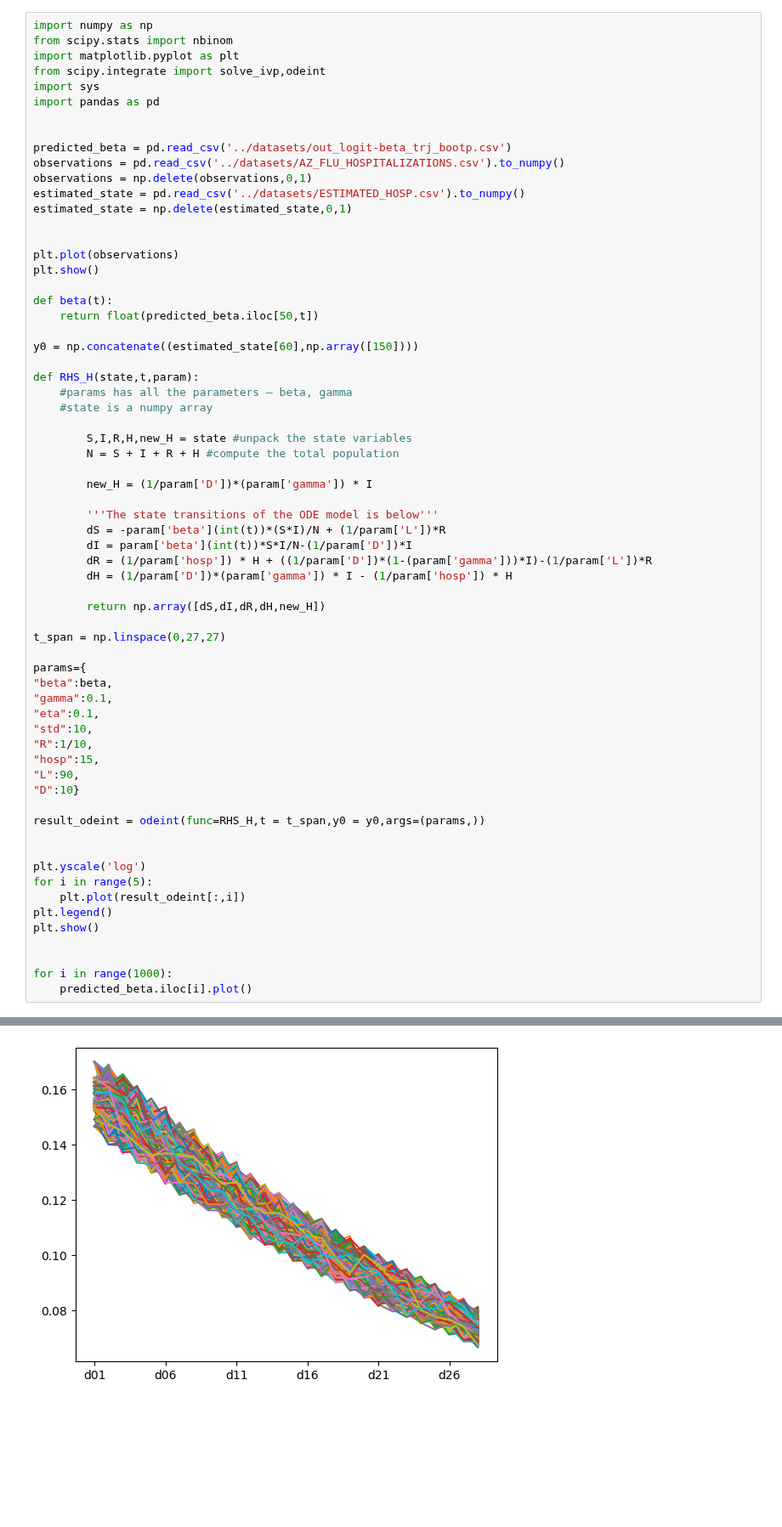
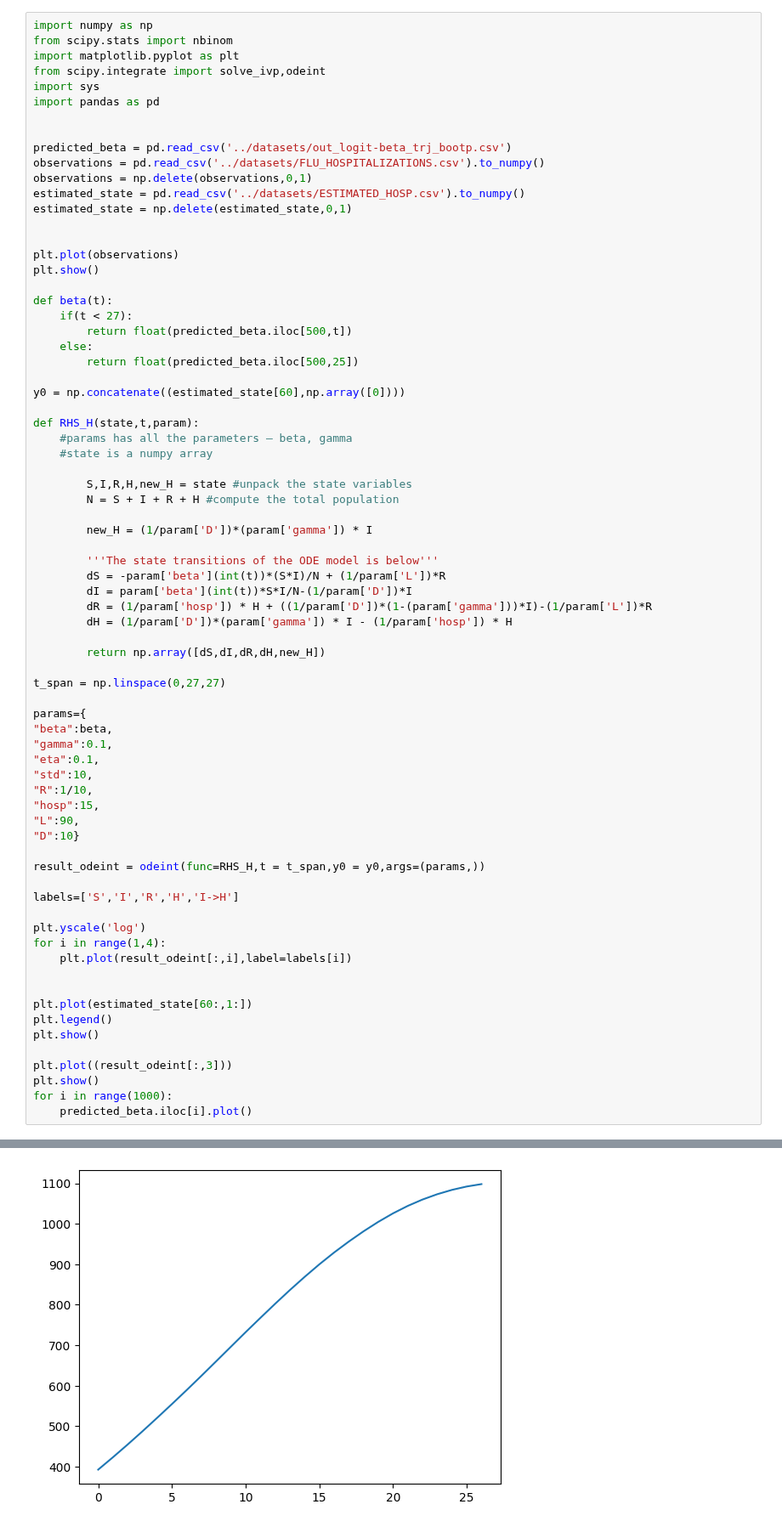
Before and after one commit to atiumcache/PF_forecast, a Jupyter notebook: juptyer notebooks/odeint_test.ipynb, the cells around one changed output, grey strips where cells are left out. Shown at 85% size. Drawn from its saved outputs; the diff is of its cells as text; blank space fills up the shorter version.

```diff
--- a/juptyer notebooks/odeint_test.ipynb
+++ b/juptyer notebooks/odeint_test.ipynb
@@ -8,7 +8,7 @@ import pandas as pd
 
 
 predicted_beta = pd.read_csv('../datasets/out_logit-beta_trj_bootp.csv')
-observations = pd.read_csv('../datasets/AZ_FLU_HOSPITALIZATIONS.csv').to_numpy()
+observations = pd.read_csv('../datasets/FLU_HOSPITALIZATIONS.csv').to_numpy()
 observations = np.delete(observations,0,1)
 estimated_state = pd.read_csv('../datasets/ESTIMATED_HOSP.csv').to_numpy()
 estimated_state = np.delete(estimated_state,0,1)
@@ -18,9 +18,12 @@ plt.plot(observations)
 plt.show()
 
 def beta(t):
-    return float(predicted_beta.iloc[50,t])
+    if(t < 27):
+        return float(predicted_beta.iloc[500,t])
+    else:
+        return float(predicted_beta.iloc[500,25])
 
-y0 = np.concatenate((estimated_state[60],np.array([150])))
+y0 = np.concatenate((estimated_state[60],np.array([0])))
 
 def RHS_H(state,t,param):
     #params has all the parameters – beta, gamma
@@ -53,14 +56,19 @@ params={
 
 result_odeint = odeint(func=RHS_H,t = t_span,y0 = y0,args=(params,))
 
+labels=['S','I','R','H','I->H']
 
 plt.yscale('log')
-for i in range(5):
-    plt.plot(result_odeint[:,i])
+for i in range(1,4):
+    plt.plot(result_odeint[:,i],label=labels[i])
+
+
+plt.plot(estimated_state[60:,1:])
 plt.legend()
 plt.show()
 
-
+plt.plot((result_odeint[:,3]))
+plt.show()
 for i in range(1000):
     predicted_beta.iloc[i].plot()
 # %% [output]
@@ -70 +77 @@ No artists with labels found to put in legend.  Note that artists whose label st
-[figure, old version]
+[figure, new version]
```
Also changed, not shown: parts of 1 cell of this notebook, 13 other files.
